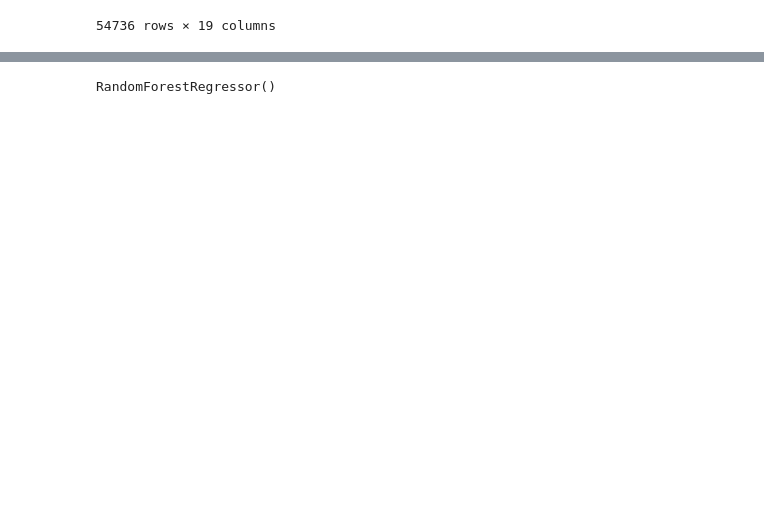
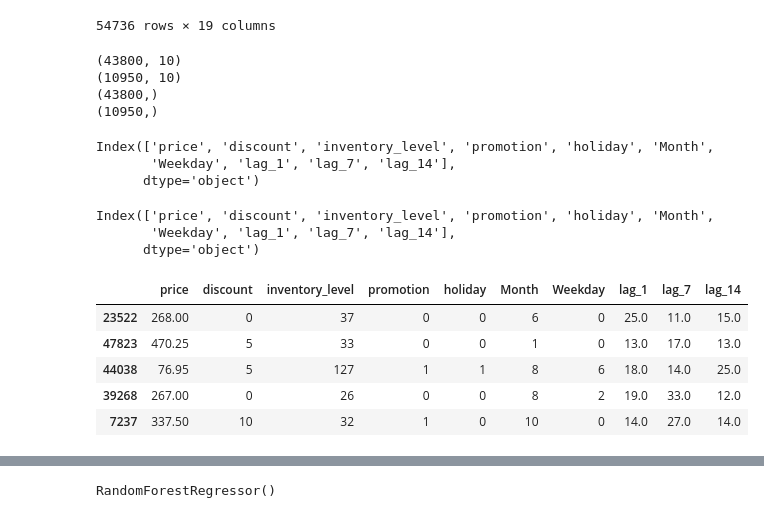
Before and after one commit to Karthik9512/AI-Retail-Stock-Intelligence-System, a Jupyter notebook: demand_forecasting.ipynb, the cells around one changed output, grey strips where cells are left out. Cells and saved outputs as stored; diff of their text form; code cells hidden in the pictures; blank space fills up the shorter version.

```diff
--- a/demand_forecasting.ipynb
+++ b/demand_forecasting.ipynb
@@ -154,3 +154,34 @@ y= Odata[target]
 x_train,x_test, y_train, y_test = train_test_split(
     x,y,test_size = 0.2, random_state= 42
 )
+# %%
+print(x_train.shape)
+print(x_test.shape)
+print(y_train.shape)
+print(y_test.shape)
+# %% [output]
+(43800, 10)
+(10950, 10)
+(43800,)
+(10950,)
+# %%
+x_test.columns
+# %% [output]
+Index(['price', 'discount', 'inventory_level', 'promotion', 'holiday', 'Month',
+       'Weekday', 'lag_1', 'lag_7', 'lag_14'],
+      dtype='object')
+# %%
+x_train.columns
+# %% [output]
+Index(['price', 'discount', 'inventory_level', 'promotion', 'holiday', 'Month',
+       'Weekday', 'lag_1', 'lag_7', 'lag_14'],
+      dtype='object')
+# %%
+x_train.head()
+# %% [output]
+|  | price | discount | inventory_level | promotion | holiday | Month | Weekday | lag_1 | lag_7 | lag_14 |
+| 23522 | 268.00 | 0 | 37 | 0 | 0 | 6 | 0 | 25.0 | 11.0 | 15.0 |
+| 47823 | 470.25 | 5 | 33 | 0 | 0 | 1 | 0 | 13.0 | 17.0 | 13.0 |
+| 44038 | 76.95 | 5 | 127 | 1 | 1 | 8 | 6 | 18.0 | 14.0 | 25.0 |
+| 39268 | 267.00 | 0 | 26 | 0 | 0 | 8 | 2 | 19.0 | 33.0 | 12.0 |
+| 7237 | 337.50 | 10 | 32 | 1 | 0 | 10 | 0 | 14.0 | 27.0 | 14.0 |
```
Also changed, not shown: parts of 8 cells of this notebook.
